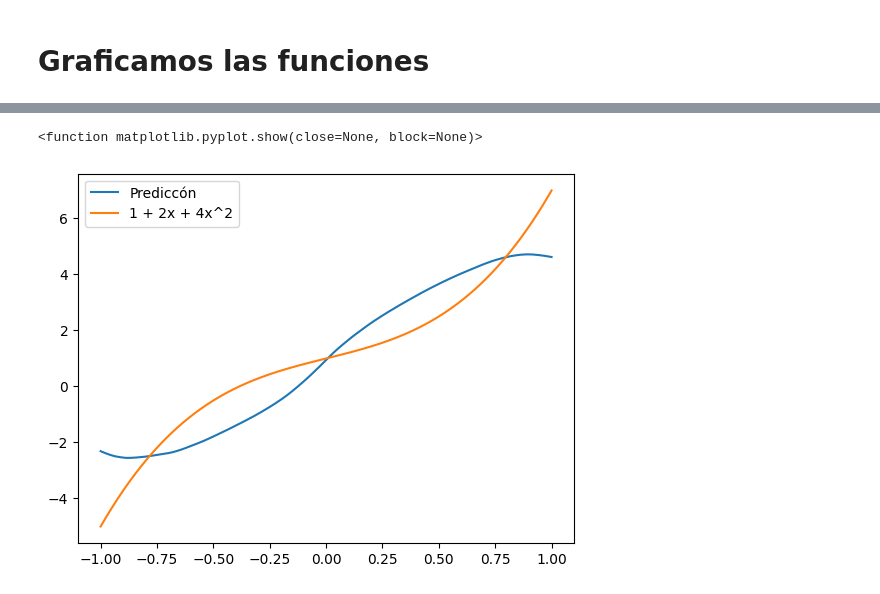
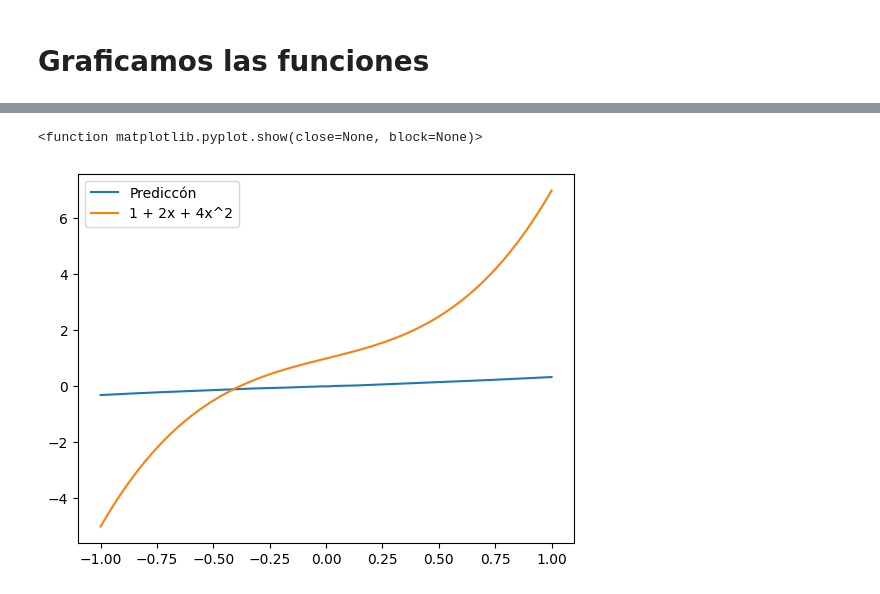
Before and after one commit to Luis-Irineo/KERAS_ODE_SOLVER_AND_CUSTOM_FUNCIONALITIES, a Jupyter notebook: Tarea 4 inciso 2/Equation_Fit.ipynb, the cells around one changed output, grey strips where cells are left out. Saved outputs shown, nothing was run; the diff lists cells and outputs as text; code cells hidden in the pictures.

```diff
--- a/Tarea 4 inciso 2/Equation_Fit.ipynb
+++ b/Tarea 4 inciso 2/Equation_Fit.ipynb
@@ -30,10 +49,10 @@ from sklearn.preprocessing import StandardScaler
 # %%
 lr = 0.005 #Learning rate
-epochs = 30
+epochs = 50
 bs = 120 #batch size
 loss = "mse"
 optimizer = "ADAM"
-regularizer = "L1L2"
+regularizer = "L2"
 # %%
 run = wandb.init(
     settings=wandb.Settings(x_disable_stats=False, x_stats_sampling_interval = 1.0),
@@ -70,7 +82,7 @@ View run at https://wandb.ai/luisedu04-buap/Creacion_de_regresion_lineal/runs/n0
 # %% [markdown]
 ## Definimos las funciones que queremos usar
 # %%
-domain = np.linspace(-1,1,2000)
+domain = np.linspace(-1,1,20000)
 
 def function_1(domain):
     return 3*np.sin(np.pi * domain)
@@ -151,12 +183,15 @@ Model: "sequential_17"
 # %%
-history = model_pol.fit(X_train_sin, y_train_sin,
+early_stopping = EarlyStopping(monitor='val_loss', patience=5, restore_best_weights=True)
+
+history = model_pol_data.fit(X_train_pol, y_train_pol,
                     batch_size = bs,
                     epochs = epochs,
                     verbose = 1,
-                    validation_data = (X_test_sin, y_test_sin),
+                    validation_data = (X_test_pol, y_test_pol),
                     callbacks=[
                         WandbMetricsLogger(log_freq=1),
-                        WandbModelCheckpoint("models/model_pol.keras")
-                    ])
+                        WandbModelCheckpoint("models/model_pol_data.keras")
+                    ]
+                            )
 run.finish()
 # %% [output]
@@ -222,6 +226,6 @@ plt.show
 # %%
-Value = np.linspace(-1,1, 2000).reshape(-1,1)
-b = model_pol.predict(Value)
+Value = np.linspace(-1,1, 1000).reshape(-1,1)
+b = model_pol_data.predict(Value)
 b = scale_y_pol.inverse_transform(b)
 
 plt.plot(Value, b, label = "Prediccón")
@@ -233,2 +237,2 @@ plt.show
 <function matplotlib.pyplot.show(close=None, block=None)>
-[figure, old version]
+[figure, new version]
```
Also changed, not shown: parts of 11 cells of this notebook, 1 other file.
